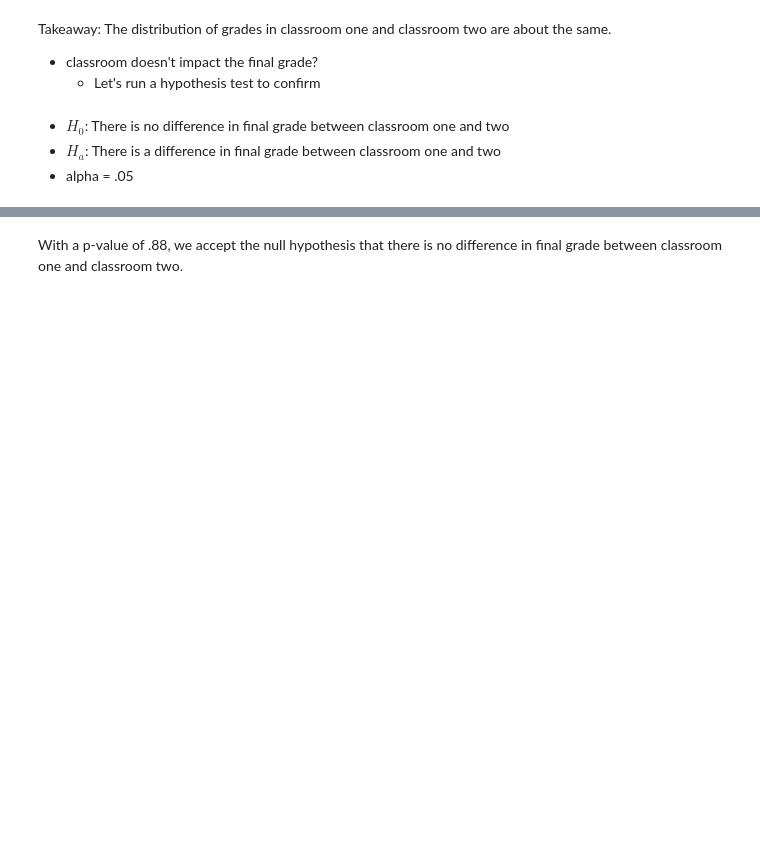
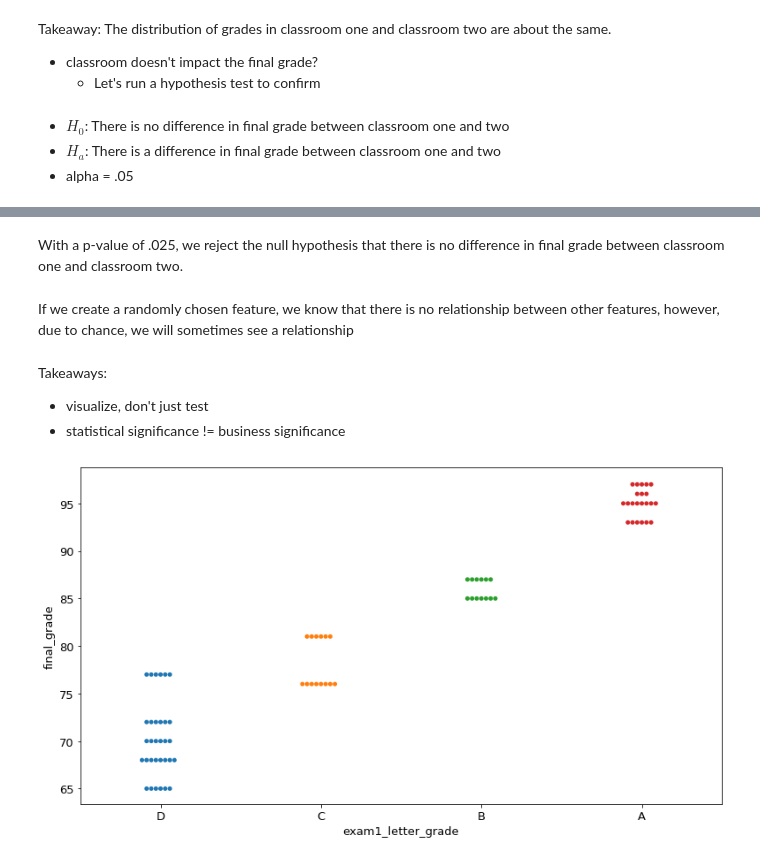
Before and after one commit to gilbert-noriega-ii/regression-exercises, a Jupyter notebook: explore_lesson.ipynb, the cells around one changed output, grey strips where cells are left out. Saved outputs shown, nothing was run; the diff lists cells and outputs as text; code cells hidden in the pictures; blank space fills up the shorter version.

```diff
--- a/explore_lesson.ipynb
+++ b/explore_lesson.ipynb
@@ -196,2 +199,14 @@ Ttest_indResult(statistic=0.14824815473064099, pvalue=0.8825332594672417)
 # %% [markdown]
-With a p-value of .88, we accept the null hypothesis that there is no difference in final grade between classroom one and classroom two.
+With a p-value of .025, we reject the null hypothesis that there is no difference in final grade between classroom one and classroom two.
+# %% [markdown]
+If we create a randomly chosen feature, we know that there is no relationship between other features, however, due to chance, we will sometimes see a relationship
+# %% [markdown]
+Takeaways:
+   - visualize, don't just test
+   - statistical significance != business significance
+# %%
+# only useful for small datasets
+sns.swarmplot(data = train, y = 'final_grade', x = 'exam1_letter_grade')
+plt.show()
+# %% [output]
+[figure, added]
```
Also changed, not shown: parts of 15 cells of this notebook.
